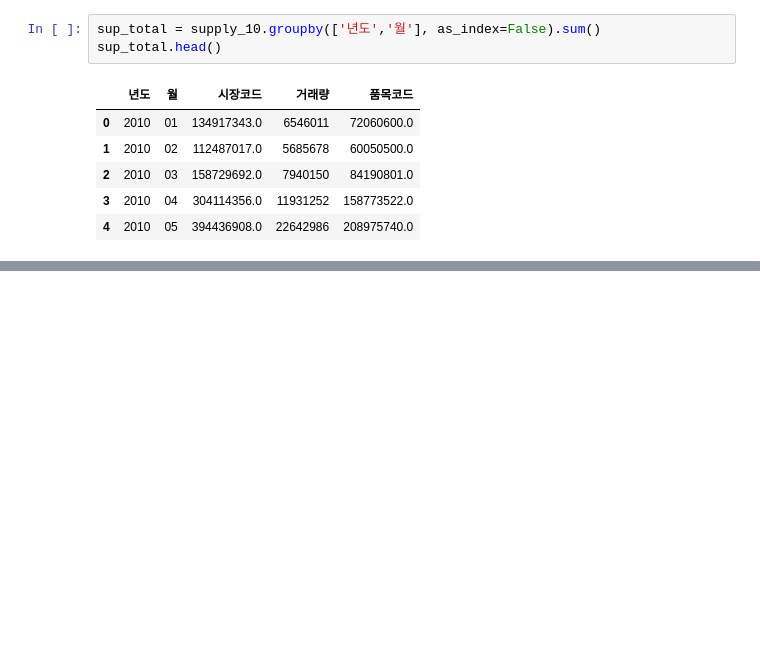
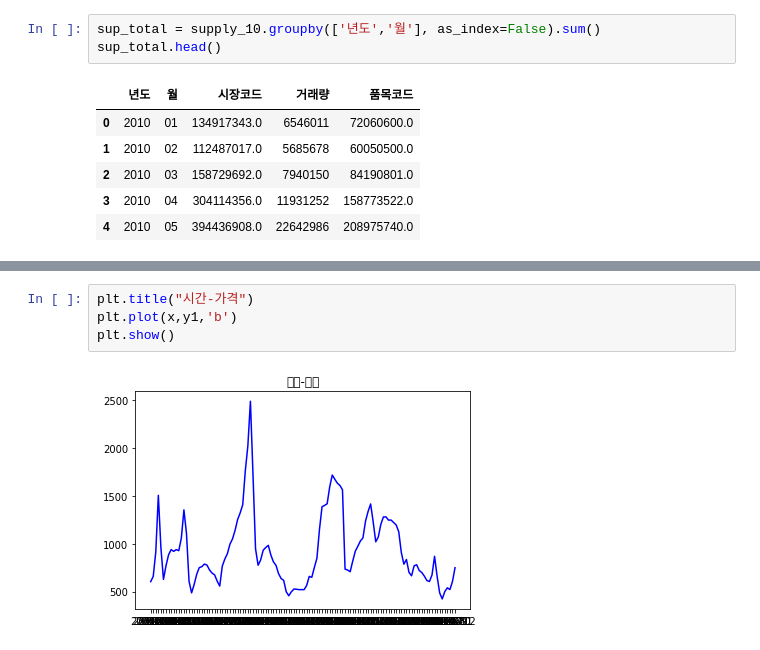
Before and after one commit to Ksejin/MJ_Capstone, a Jupyter notebook: analysis/price_predict.ipynb, the cells around one changed output, grey strips where cells are left out. Saved outputs shown, nothing was run; the diff lists cells and outputs as text; blank space fills up the shorter version.

```diff
--- a/analysis/price_predict.ipynb
+++ b/analysis/price_predict.ipynb
@@ -161,0 +174,6 @@ merged
+# %%
+plt.title("시간-가격")
+plt.plot(x,y1,'b')
+plt.show()
+# %% [output]
+[figure, added]
```
Also changed, not shown: parts of 25 cells of this notebook, 5 other files.
